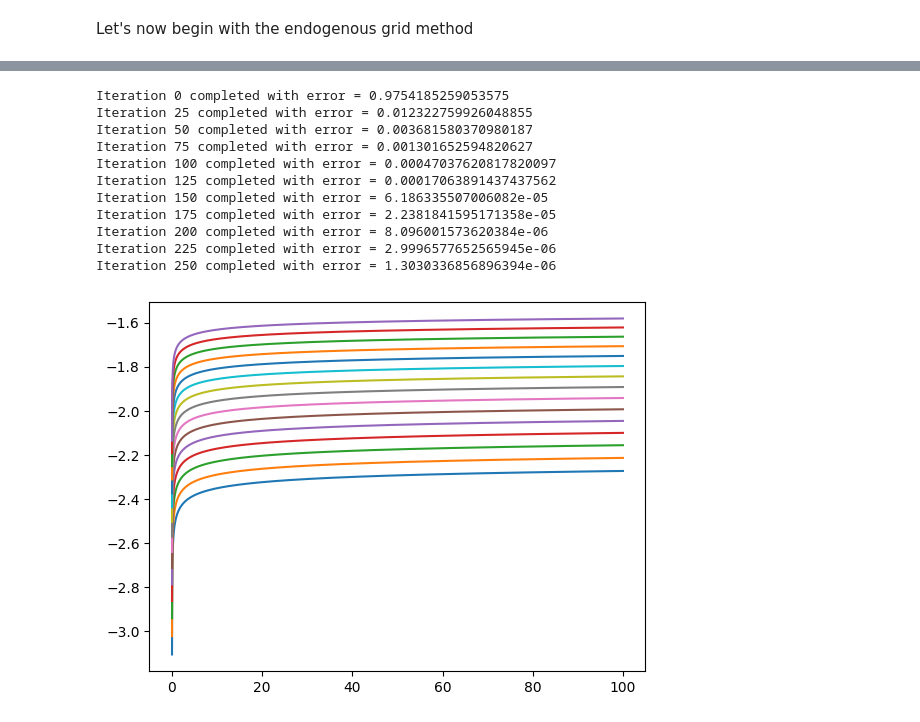
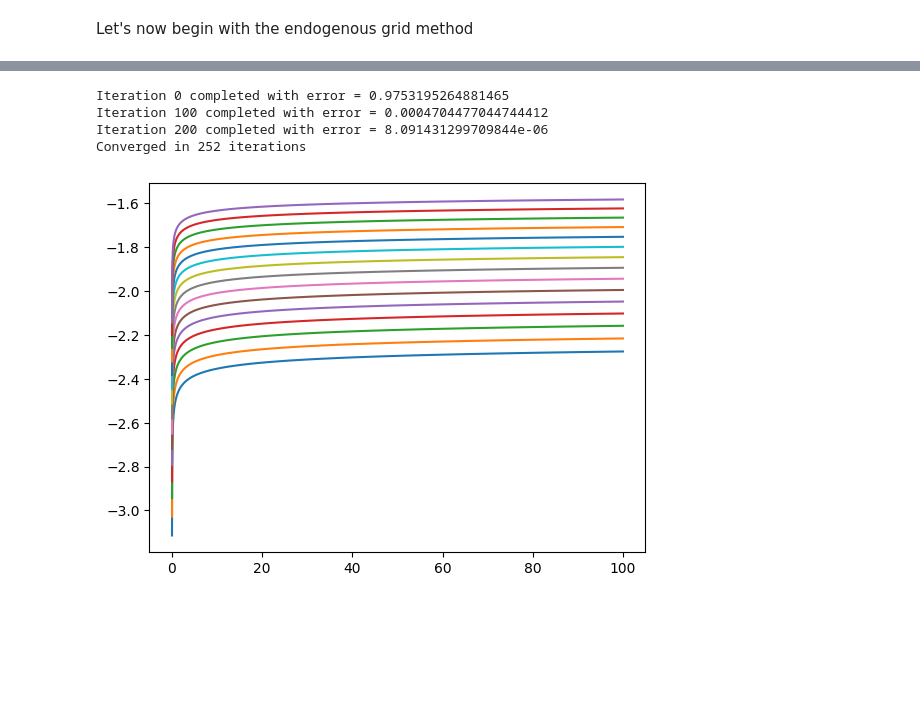
Before and after one commit to sgcbayli024/ECON8185_Homework, a Jupyter notebook: hw4_egm.ipynb, the cells around one changed output, grey strips where cells are left out. Saved outputs shown, nothing was run; the diff lists cells and outputs as text; code cells hidden in the pictures; blank space fills up the shorter version.

Commit message:
speedy egm and solve convergence instability

```diff
--- a/hw4_egm.ipynb
+++ b/hw4_egm.ipynb
@@ -121,3 +129,8 @@ def egm(n_k, n_z, epsilon, theta, rho, A, alpha, delta, sigma, mu, toler, beta,
         it+=1
 
     return V_star
+# %%
+V = egm(n_k=101, n_z=15, epsilon=1e-4, theta=2, rho=0.98, A=10, alpha=1/3, delta=1, sigma=0.01, mu=0, toler=1e-6, beta=0.96, gamma=2, max_iter=10000000)
+k_grid = create_grids(101, 2)
+plt.plot(k_grid, V)
+plt.show()
@@ -124,5 +143,5 @@ def egm(n_k, n_z, epsilon, theta, rho, A, alpha, delta, sigma, mu, toler, beta,
 # %%
-def egm_edited(n_k, n_z, epsilon, theta, rho, A, alpha, delta, sigma, mu, toler, beta, gamma, max_iter):
+def egm_speedy(n_k, n_z, epsilon, theta, rho, A, alpha, delta, sigma, mu, toler, beta, gamma, max_iter):
 
     # First, discretise an AR1 process using Rouwenhorst's method
     mc = qe.markov.approximation.rouwenhorst(n_z, rho, sigma, mu)
@@ -134,20 +153,12 @@ def egm_edited(n_k, n_z, epsilon, theta, rho, A, alpha, delta, sigma, mu, toler,
     k_grid = create_grids(n_k, theta)
 
     Y_grid = f(np.exp(z_grid) * A, alpha, delta, k_grid)
-    #print(Y_grid[:,0])
 
     #Create a matrix to store the derivatives of the interpolated value functions on the capital grid
     derivatives = np.zeros((n_k,n_z))
 
     # Initialise value and policy functions
-    V_star = np.zeros((n_k, n_z))
-    for i in range(n_k):
-        for j in range(n_z):
-            V_star[i,j] = (u(np.squeeze(k_grid[i]), gamma))
-
-    #plt.plot(k_grid, V_star)
-    #plt.show()
-    #print(V_star[:,0])
+    V_star = u(k_grid, gamma) * np.ones((n_k, n_z))
 
     V_star_new = np.zeros((n_k, n_z))
 
@@ -162,73 +173,52 @@ def egm_edited(n_k, n_z, epsilon, theta, rho, A, alpha, delta, sigma, mu, toler,
 
         # Update the derivatives
         for j, interpolator in enumerate(interpolators): # Here I changed how the loop is defined
-            for i in range(n_k):
-                    derivatives[i,j]=((interpolator(k_grid[i])-interpolator(k_grid[i]-epsilon))/(epsilon))
-        #print(derivatives[:,0])
+            derivatives[:,j]=np.squeeze((interpolator(k_grid + epsilon)-interpolator(k_grid-epsilon))/(2*epsilon))
 
         #Now that we have the derivatives, we can use the first-order conditions to find consumption
         c_star = (derivatives)**(-1/gamma)
-        #print(c_star[:,0])
 
         # Calculate the implied total resources
         Y_star = c_star + k_grid
-        #print(Y_star[:,0])
 
         # Update the Value function
         V = u(c_star, gamma) + V_star
-        #print(V[:,1])
 
         #New interpolation
         V_interpolators = [interpolate_column(Y_star[:,j], V[:,j]) for j in range(n_z)]
 
         # Evaluate
         for j, interpolator in enumerate(V_interpolators):
-            for i in range(n_k):
-                interpolated_V[i,j] = interpolator(Y_grid[i, j])
-        #print(interpolated_V[:,0])
+            interpolated_V[:,j] = interpolator(Y_grid[:, j])
 
         # Now, calculate the updated expected value
         for i in range(n_k):
             for j in range(n_z):
                 V_star_new[i,j] = beta * np.dot(interpolated_V[i,:], Pi[j,:])
-        #print(V_star_new[:,0])
 
         # Check error
         error = np.max((np.abs(V_star_new - V_star))/(1+np.abs(V_star)))
 
-        if it % 25 == 0:
+        if it % 100 == 0:
             print(f'Iteration {it} completed with error = {error}')
 
         if error < toler:
+            print(f"Converged in {it} iterations")
             break
 
         V_star = np.copy(V_star_new)
 
-        #plt.plot(k_grid, V_star)
-        #plt.show()
-
         it+=1
 
-    #X = np.zeros(shape=(n_k, n_z))
-    #for i in range(n_k):
-        #for j in range(n_z):
-
     return V_star
 # %%
-V = egm_edited(n_k=501, n_z=15, epsilon=1e-4, theta=2, rho=0.98, A=10, alpha=1/3, delta=1, sigma=0.01, mu=0, toler=1e-6, beta=0.96, gamma=2, max_iter=10000000)
-k_grid = create_grids(501, 2)
+V = egm_speedy(n_k=101, n_z=15, epsilon=1e-4, theta=2, rho=0.98, A=10, alpha=1/3, delta=1, sigma=0.01, mu=0, toler=1e-6, beta=0.96, gamma=2, max_iter=10000000)
+k_grid = create_grids(101, 2)
 plt.plot(k_grid, V)
 plt.show()
 # %% [output]
-Iteration 0 completed with error = 0.9754185259053575
-Iteration 25 completed with error = 0.012322759926048855
-Iteration 50 completed with error = 0.003681580370980187
-Iteration 75 completed with error = 0.001301652594820627
-Iteration 100 completed with error = 0.00047037620817820097
-Iteration 125 completed with error = 0.00017063891437437562
-Iteration 150 completed with error = 6.186335507006082e-05
-Iteration 175 completed with error = 2.2381841595171358e-05
-Iteration 200 completed with error = 8.096001573620384e-06
-Iteration 225 completed with error = 2.9996577652565945e-06
-Iteration 250 completed with error = 1.3030336856896394e-06
+Iteration 0 completed with error = 0.9753195264881465
+Iteration 100 completed with error = 0.0004704477044744412
+Iteration 200 completed with error = 8.091431299709844e-06
+Converged in 252 iterations
-[figure, old version]
+[figure, new version]
```
Also changed, not shown: parts of 4 cells of this notebook.
